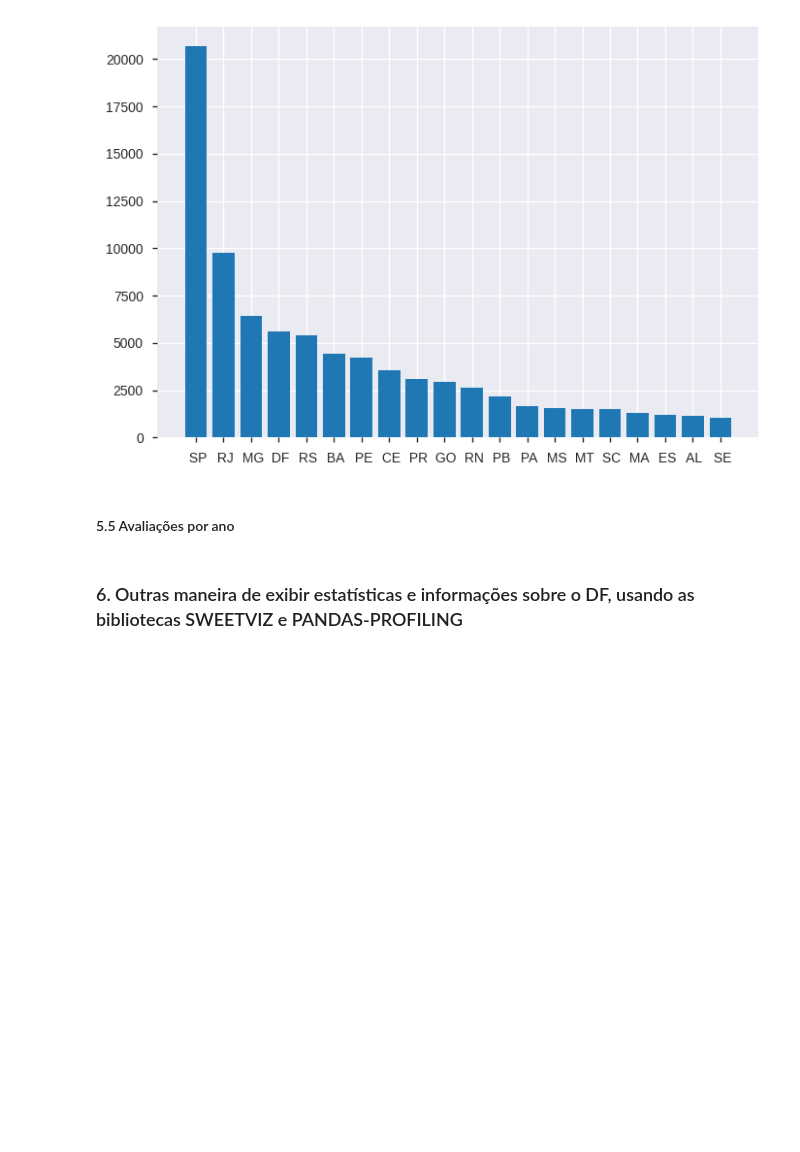
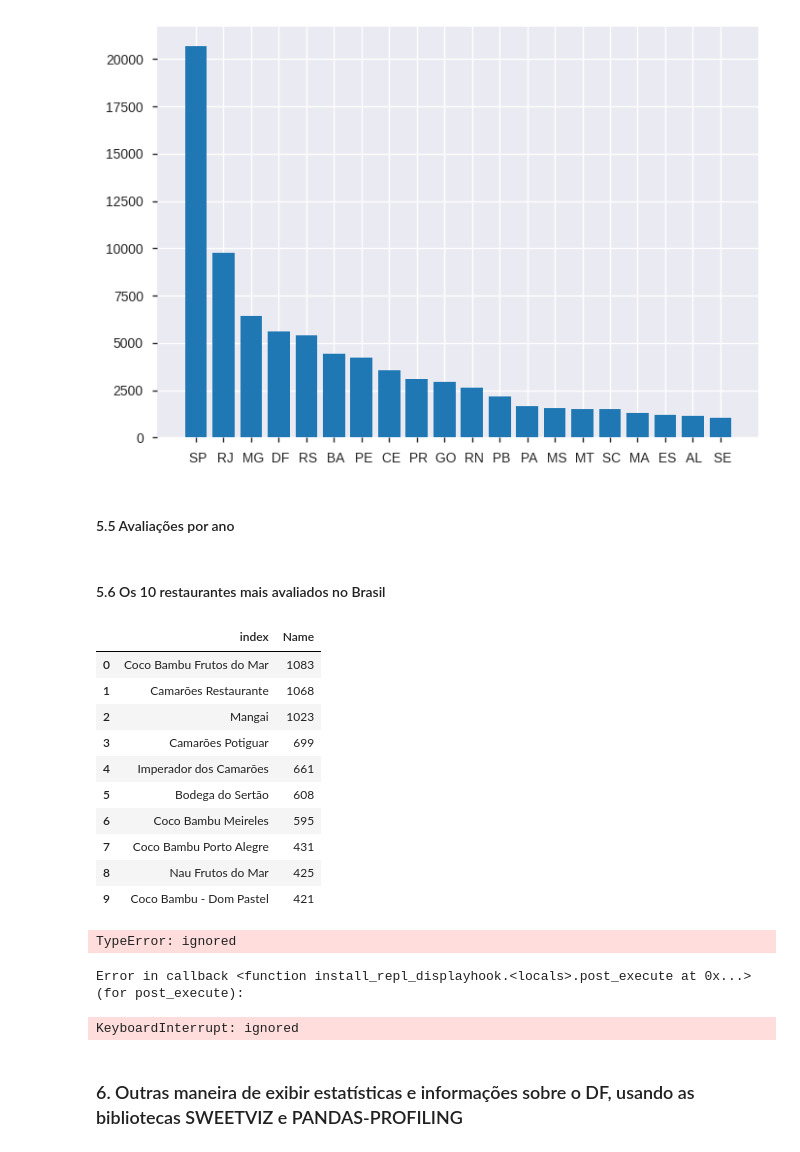
Before and after one commit to danielleitesoares/Work_Sentimental_Analyzer_Of_Restaurant_Issue, a Jupyter notebook: Analise_dos_Sentimentos_Restaurantes.ipynb, the cells around one changed output. Saved outputs shown, nothing was run; the diff lists cells and outputs as text; code cells hidden in the pictures; blank space fills up the shorter version.

Commit message:
Criação do gráfico Os 10 restaurantes mais avaliados no Brasil

```diff
--- a/Analise_dos_Sentimentos_Restaurantes.ipynb
+++ b/Analise_dos_Sentimentos_Restaurantes.ipynb
@@ -317,6 +317,33 @@ plt.xlabel('Ano')
 plt.ylabel('Número de Avaliações')
 plt.grid(True)
 plt.legend()
+# %% [markdown]
+#### 5.6 Os 10 restaurantes mais avaliados no Brasil
+# %%
+df_10mais=df['Name'].value_counts().reset_index()
+df_10mais.head(10)
+# %% [output]
+|  | index | Name |
+| 0 | Coco Bambu Frutos do Mar | 1083 |
+| 1 | Camarões Restaurante | 1068 |
+| 2 | Mangai | 1023 |
+| 3 | Camarões Potiguar | 699 |
+| 4 | Imperador dos Camarões | 661 |
+| 5 | Bodega do Sertão | 608 |
+| 6 | Coco Bambu Meireles | 595 |
+| 7 | Coco Bambu Porto Alegre | 431 |
+| 8 | Nau Frutos do Mar | 425 |
+| 9 | Coco Bambu - Dom Pastel | 421 |
+# %%
+fig = plt.figure(figsize=(30,10))
+sns.countplot(y='Name', order = df['Name'].value_counts().index, data=df)[:10]
+plt.title('Avalições dos 10 estabelicimentos mais avaliados.',fontsize=40)
+plt.xticks(fontsize=10)
+plt.yticks(fontsize=10)
+# %% [output]
+TypeError: ignored
+Error in callback <function install_repl_displayhook.<locals>.post_execute at 0x...> (for post_execute):
+KeyboardInterrupt: ignored
 # %% [markdown]
 ### 6. Outras maneira de exibir estatísticas e informações sobre o DF, usando as bibliotecas SWEETVIZ e PANDAS-PROFILING
 # %% [markdown]
```
Also changed, not shown: parts of 2 cells of this notebook.
